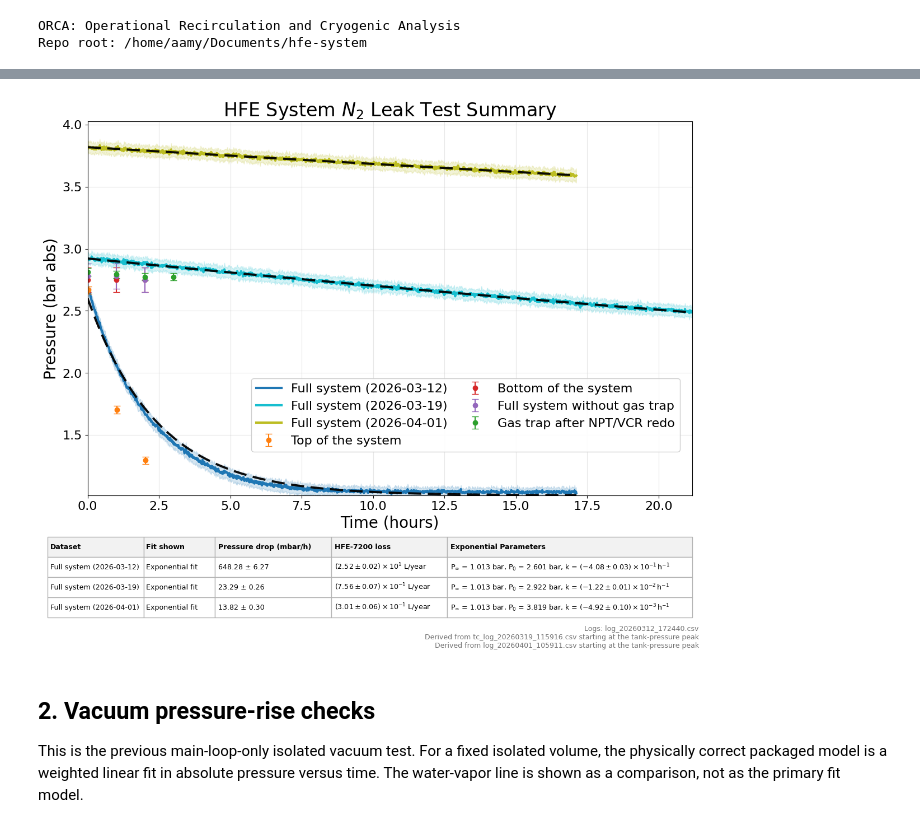
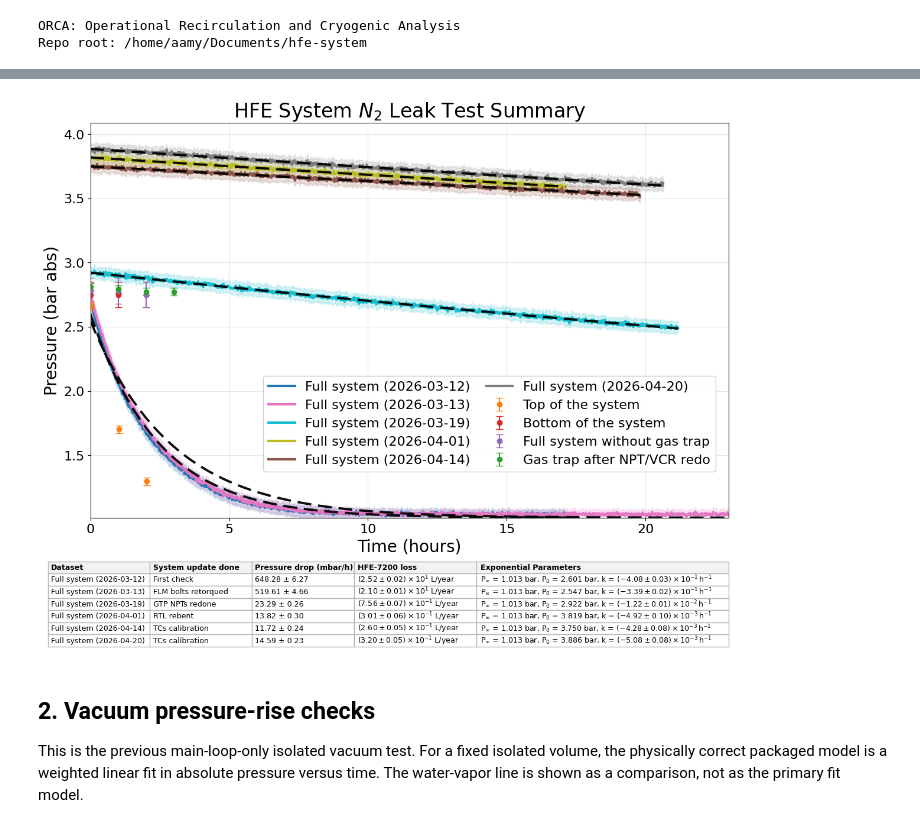
Before and after one commit to Pocar-Lab/hfe-system, a Jupyter notebook: analysis/notebooks/leak_checks.ipynb, the cells around one changed output, grey strips where cells are left out. Cells and saved outputs as stored; diff of their text form; code cells hidden in the pictures.

```diff
--- a/analysis/notebooks/leak_checks.ipynb
+++ b/analysis/notebooks/leak_checks.ipynb
@@ -129,7 +147,10 @@ for result in system_results:
 # %%
 top_system_result = system_result_by_log_file['log_20260312_172440.csv']
+march_13_system_result = system_result_by_log_file['log_20260313_decay.csv']
 post_fix_system_result = system_result_by_log_file['log_20260319_post_peak_after_leak_fixes.csv']
 april_01_summary_result = system_result_by_log_file['log_20260401_decay.csv']
+april_14_summary_result = system_result_by_log_file['log_20260414_decay.csv']
+april_20_summary_result = system_result_by_log_file['log_20260420_decay.csv']
 
 
 def format_scientific_pm(value, error, *, precision=2):
@@ -158,8 +179,7 @@ def system_pressure_drop_metrics(result):
     return leak_tools.compute_start_decay_metrics(fixed_fit)
 
 
-def system_fit_row(label, result):
-    fit_shown = 'Exponential fit' if result.fit is not None else 'Measurements only'
+def system_fit_row(label, result, update_note):
     pressure_drop = '—'
     hfe_loss = '—'
     exp_fit = '—'
@@ -176,7 +196,7 @@ def system_fit_row(label, result):
             rf'P$_0$ = {initial_pressure_bar:.3f} bar, '
             rf'k = ${k_text}\,\mathrm{{h}}^{{-1}}$'
         )
-    return [label, fit_shown, pressure_drop, hfe_loss, exp_fit]
+    return [label, update_note, pressure_drop, hfe_loss, exp_fit]
 
 
 def plot_system_pressure_summary(traces, *, title, fit_table_rows=None, source_note=None):
@@ -253,7 +273,7 @@ def plot_system_pressure_summary(traces, *, title, fit_table_rows=None, source_n
             cellText=fit_table_rows,
             colLabels=[
                 'Dataset',
-                'Fit shown',
+                'System update done',
                 'Pressure drop (mbar/h)',
                 'HFE-7200 loss',
                 'Exponential Parameters',
@@ -261,7 +281,7 @@ def plot_system_pressure_summary(traces, *, title, fit_table_rows=None, source_n
             cellLoc='left',
             colLoc='left',
             bbox=(0.0, 0.02, 1.0, 0.72),
-            colWidths=[0.15, 0.11, 0.18, 0.18, 0.38],
+            colWidths=[0.15, 0.15, 0.15, 0.18, 0.37],
         )
         table.auto_set_font_size(False)
         table.set_fontsize(9.1)
@@ -299,6 +319,11 @@ system_summary_traces = [
         'line_label': 'Full system (2026-03-12)',
     },
     {
+        'result': march_13_system_result,
+        'color': 'tab:pink',
+        'line_label': 'Full system (2026-03-13)',
+    },
+    {
         'result': post_fix_system_result,
         'color': 'tab:cyan',
         'line_label': 'Full system (2026-03-19)',
@@ -308,21 +333,29 @@ system_summary_traces = [
         'color': 'tab:olive',
         'line_label': 'Full system (2026-04-01)',
     },
+    {
+        'result': april_14_summary_result,
+        'color': 'tab:brown',
+        'line_label': 'Full system (2026-04-14)',
+    },
+    {
+        'result': april_20_summary_result,
+        'color': 'tab:gray',
+        'line_label': 'Full system (2026-04-20)',
+    },
 ]
 
 fig, axis = plot_system_pressure_summary(
     system_summary_traces,
     title=r'HFE System $N_2$ Leak Test Summary',
     fit_table_rows=[
-        system_fit_row('Full system (2026-03-12)', top_system_result),
-        system_fit_row('Full system (2026-03-19)', post_fix_system_result),
-        system_fit_row('Full system (2026-04-01)', april_01_summary_result),
+        system_fit_row('Full system (2026-03-12)', top_system_result, 'First check'),
+        system_fit_row('Full system (2026-03-13)', march_13_system_result, 'FLM bolts retorqued'),
+        system_fit_row('Full system (2026-03-19)', post_fix_system_result, 'GTP NPTs redone'),
+        system_fit_row('Full system (2026-04-01)', april_01_summary_result, 'RTL rebent'),
+        system_fit_row('Full system (2026-04-14)', april_14_summary_result, 'TCs calibration'),
+        system_fit_row('Full system (2026-04-20)', april_20_summary_result, 'TCs calibration'),
     ],
-    source_note=(
-        'Logs: log_20260312_172440.csv\n'
-        'Derived from tc_log_20260319_115916.csv starting at the tank-pressure peak\n'
-        'Derived from log_20260401_105911.csv starting at the tank-pressure peak'
-    ),
 )
 
 tank_gauge_psi = (top_system_result.averaged.pressure_abs_bar - leak_tools.P_ATM_BAR) * 14.5037738
@@ -408,34 +441,34 @@ axis.errorbar(
     gas_trap_pressure_bar_abs,
     yerr=gas_trap_sigma_bar,
     fmt='o',
     capsize=4,
     color='tab:green',
     label='Gas trap after NPT/VCR redo',
 )
 
 current_xmin, current_xmax = axis.get_xlim()
 current_ymin, current_ymax = axis.get_ylim()
 y_measurement_max = max(
     float(np.max(top_system_pressure_bar_abs + top_system_sigma_bar)),
     float(np.max(bottom_system_pressure_bar_abs + bottom_system_sigma_bar)),
     float(np.max(full_system_no_gas_trap_pressure_bar_abs + full_system_no_gas_trap_sigma_bar)),
     float(np.max(gas_trap_pressure_bar_abs + gas_trap_sigma_bar)),
 )
 axis.set_xlim(current_xmin, max(current_xmax, float(gas_trap_time_h[-1])))
 axis.set_ylim(current_ymin, max(current_ymax, y_measurement_max) + 0.03)
 axis.legend(
     loc='lower right',
     bbox_to_anchor=(0.99, 0.1),
     fontsize=16,
     framealpha=0.95,
     ncol=2,
     columnspacing=1.2,
 )
 
 display(fig)
 plt.close(fig)
 # %% [output]
-[figure, old version]
+[figure, new version]
 # %% [markdown]
 ## 2. Vacuum pressure-rise checks
 
```
Also changed, not shown: parts of 6 cells of this notebook, 35 other files.
